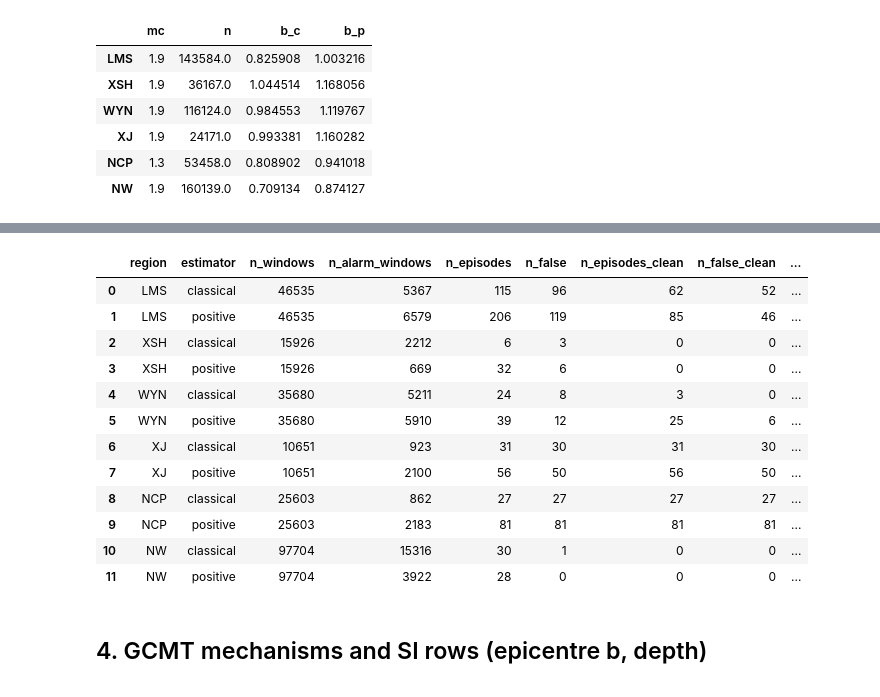
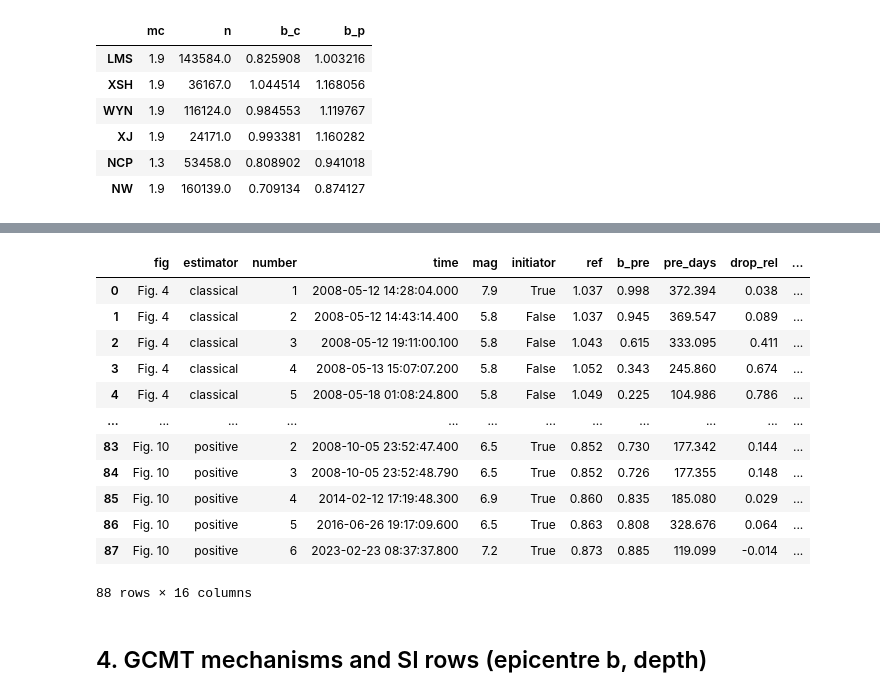
Before and after one commit to Chouyuhin/b-value, a Jupyter notebook: experiments/claims/claims_test.ipynb, the cells around one changed output, grey strips where cells are left out. Drawn from its saved outputs; the diff is of its cells as text; code cells hidden in the pictures.

```diff
--- a/experiments/claims/claims_test.ipynb
+++ b/experiments/claims/claims_test.ipynb
@@ -75,6 +75,6 @@ rng = np.random.default_rng(0)
 n = 60000; mags = bin_to_precision(1.9 + rng.exponential(1 / np.log(10), n), 0.1)
 times = (pd.Timestamp('2008-01-01') + pd.to_timedelta(np.sort(rng.uniform(0, 15 * 365.25, n)), unit='D')).to_numpy()
 for cls in (ClassicBValueEstimator, BPositiveBValueEstimator):
-    s = add_reference(b_series(mags, times, 1.9, 500, cls))
-    print(f'{cls.__name__}: alarm windows {100 * s.alarm.mean():.1f}%  (≥10% drop alone: {100 * (s.rel <= -0.10).mean():.1f}%)')
+    s = b_series(mags, times, 1.9, 500, cls); b_ref = b_window(mags, times, 1.9, cls).b_value
+    print(f'{cls.__name__}: windows ≥10% below the whole-period b: {100 * ((s.b - b_ref) / b_ref <= -0.10).mean():.1f}%')
 # %% [output]
@@ -133,15 +135,9 @@ earlier event are flagged `in_sequence` and excluded from the clean counts.
 # %%
 EV, EP, SM = [], [], []
-for region in REGIONS:
+for label in MAIN_LABELS:
     for cls in (ClassicBValueEstimator, BPositiveBValueEstimator):
-        et = event_table(region, cls, figrun, min_mag=6.0); et['set'] = 'M6_2008'
-        ev5 = targets_main_windows(region, 5.0)
-        et5 = event_table(region, cls, figrun, ev=ev5) if len(ev5) else pd.DataFrame()
-        if len(et5): et5['set'] = 'M5_main'
-        ep, summ = alarm_table(region, cls, figrun, target_mag=ALARM_TARGET); summ.pop('per_tile')
-        EV += [et, et5]; EP.append(ep); SM.append(summ)
-events = pd.concat(EV, ignore_index=True); alarms = pd.concat(EP, ignore_index=True); alarm_summary = pd.DataFrame(SM)
-events.to_csv(OUT / 'events_C4.csv', index=False); alarms.to_csv(OUT / 'alarms_C4.csv', index=False); alarm_summary.to_csv(OUT / 'alarms_C4_summary.csv', index=False)
-cols = ['region', 'estimator', 'time', 'mag', 'label', 'n_m', 'mc', 'in_sequence', 'b_pre', 'std_pre', 'pre_days', 'ref', 'drop_rel', 'drop', 'b_post', 'std_post', 'post_start_days', 'post_days', 'rise_rel', 'rise']
-events[events['set'] == 'M6_2008'][cols].round(3)
+        ev, ep, sm = window_c4(label, cls, figrun); EV.append(ev); EP.append(ep); SM.append(sm)
+events = pd.concat(EV, ignore_index=True); alarms = pd.concat(EP, ignore_index=True); c4_summary = pd.DataFrame(SM)
+events.to_csv(OUT / 'events_C4.csv', index=False); alarms.to_csv(OUT / 'alarms_C4.csv', index=False); c4_summary.to_csv(OUT / 'alarms_C4_summary.csv', index=False)
+c4_summary[['fig', 'window', 'estimator', 'n_m', 'b_ww', 'n_marked', 'drop_k', 'drop_n', 'rise_k', 'rise_n', 'n_episodes', 'n_hits', 'hit_ref_share']].round(3)
 # %% [output]
@@ -165,19 +159,19 @@ events[events['set'] == 'M6_2008'][cols].round(3)
 # %%
-alarm_summary
+events[['fig', 'estimator', 'number', 'time', 'mag', 'initiator', 'ref', 'b_pre', 'pre_days', 'drop_rel', 'drop', 'b_post', 'post_start_days', 'post_days', 'rise_rel', 'rise']].round(3)
 # %% [output]
-|  | region | estimator | n_windows | n_alarm_windows | n_episodes | n_false | n_episodes_clean | n_false_clean | ... |
-| 0 | LMS | classical | 46535 | 5367 | 115 | 96 | 62 | 52 | ... |
-| 1 | LMS | positive | 46535 | 6579 | 206 | 119 | 85 | 46 | ... |
-| 2 | XSH | classical | 15926 | 2212 | 6 | 3 | 0 | 0 | ... |
-| 3 | XSH | positive | 15926 | 669 | 32 | 6 | 0 | 0 | ... |
-| 4 | WYN | classical | 35680 | 5211 | 24 | 8 | 3 | 0 | ... |
-| 5 | WYN | positive | 35680 | 5910 | 39 | 12 | 25 | 6 | ... |
-| 6 | XJ | classical | 10651 | 923 | 31 | 30 | 31 | 30 | ... |
-| 7 | XJ | positive | 10651 | 2100 | 56 | 50 | 56 | 50 | ... |
-| 8 | NCP | classical | 25603 | 862 | 27 | 27 | 27 | 27 | ... |
-| 9 | NCP | positive | 25603 | 2183 | 81 | 81 | 81 | 81 | ... |
-| 10 | NW | classical | 97704 | 15316 | 30 | 1 | 0 | 0 | ... |
-| 11 | NW | positive | 97704 | 3922 | 28 | 0 | 0 | 0 | ... |
+|  | fig | estimator | number | time | mag | initiator | ref | b_pre | pre_days | drop_rel | ... |
+| 0 | Fig. 4 | classical | 1 | 2008-05-12 14:28:04.000 | 7.9 | True | 1.037 | 0.998 | 372.394 | 0.038 | ... |
+| 1 | Fig. 4 | classical | 2 | 2008-05-12 14:43:14.400 | 5.8 | False | 1.037 | 0.945 | 369.547 | 0.089 | ... |
+| 2 | Fig. 4 | classical | 3 | 2008-05-12 19:11:00.100 | 5.8 | False | 1.043 | 0.615 | 333.095 | 0.411 | ... |
+| 3 | Fig. 4 | classical | 4 | 2008-05-13 15:07:07.200 | 5.8 | False | 1.052 | 0.343 | 245.860 | 0.674 | ... |
+| 4 | Fig. 4 | classical | 5 | 2008-05-18 01:08:24.800 | 5.8 | False | 1.049 | 0.225 | 104.986 | 0.786 | ... |
+| ... | ... | ... | ... | ... | ... | ... | ... | ... | ... | ... | ... |
+| 83 | Fig. 10 | positive | 2 | 2008-10-05 23:52:47.400 | 6.5 | True | 0.852 | 0.730 | 177.342 | 0.144 | ... |
+| 84 | Fig. 10 | positive | 3 | 2008-10-05 23:52:48.790 | 6.5 | True | 0.852 | 0.726 | 177.355 | 0.148 | ... |
+| 85 | Fig. 10 | positive | 4 | 2014-02-12 17:19:48.300 | 6.9 | True | 0.860 | 0.835 | 185.080 | 0.029 | ... |
+| 86 | Fig. 10 | positive | 5 | 2016-06-26 19:17:09.600 | 6.5 | True | 0.863 | 0.808 | 328.676 | 0.064 | ... |
+| 87 | Fig. 10 | positive | 6 | 2023-02-23 08:37:37.800 | 7.2 | True | 0.873 | 0.885 | 119.099 | -0.014 | ... |
+88 rows × 16 columns
 # %% [markdown]
 ## 4. GCMT mechanisms and SI rows (epicentre b, depth)
 # %%
```
Also changed, not shown: parts of 6 cells of this notebook, 12 other files.
